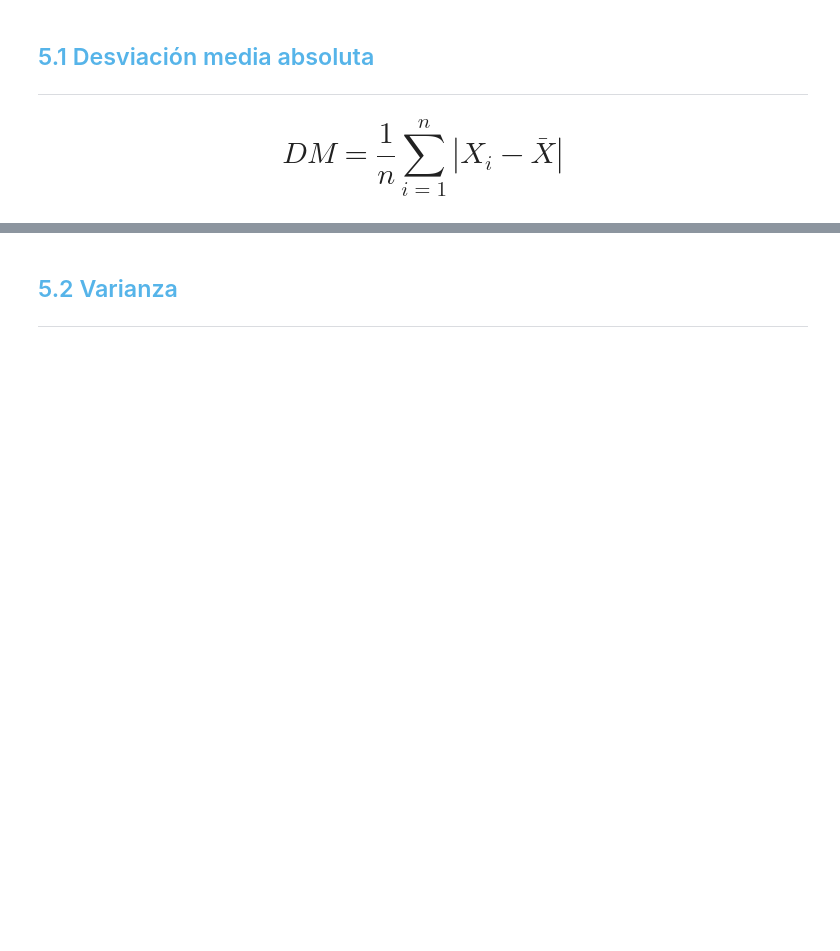
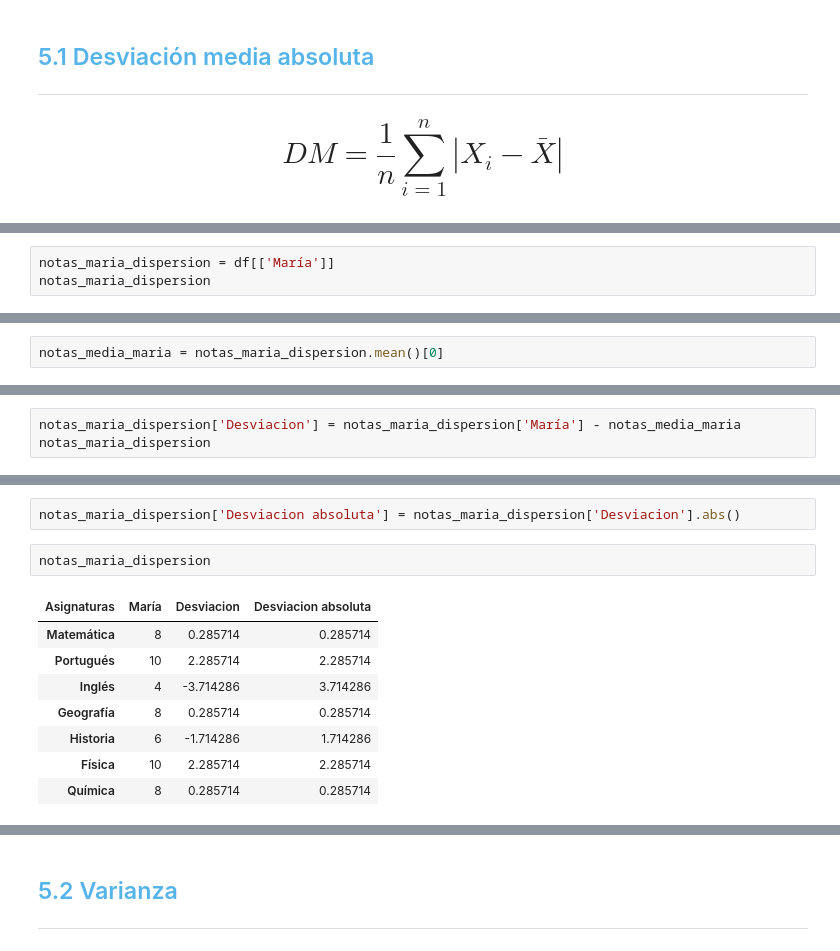
Before and after one commit to MyAppsTest/Estadistica_con_Python, a Jupyter notebook: Curso_de_Estadística_con_Python_1.ipynb, the cells around one changed output, grey strips where cells are left out. Drawn from its saved outputs; the diff is of its cells as text; blank space fills up the shorter version.

```diff
--- a/Curso_de_Estadística_con_Python_1.ipynb
+++ b/Curso_de_Estadística_con_Python_1.ipynb
@@ -1058,0 +1070,3 @@ Aunque las medidas de tendencia central y de localización proporcionan un resum
+# %%
+notas_maria_dispersion = df[['María']]
+notas_maria_dispersion
@@ -1058,0 +1082,2 @@ Aunque las medidas de tendencia central y de localización proporcionan un resum
+# %%
+notas_media_maria = notas_maria_dispersion.mean()[0]
@@ -1058,0 +1088,3 @@ Aunque las medidas de tendencia central y de localización proporcionan un resum
+# %%
+notas_maria_dispersion['Desviacion'] = notas_maria_dispersion['María'] - notas_media_maria
+notas_maria_dispersion
@@ -1058,0 +1105,13 @@ Aunque las medidas de tendencia central y de localización proporcionan un resum
+# %%
+notas_maria_dispersion['Desviacion absoluta'] = notas_maria_dispersion['Desviacion'].abs()
+# %%
+notas_maria_dispersion
+# %% [output]
+| Asignaturas | María | Desviacion | Desviacion absoluta |
+| Matemática | 8 | 0.285714 | 0.285714 |
+| Portugués | 10 | 2.285714 | 2.285714 |
+| Inglés | 4 | -3.714286 | 3.714286 |
+| Geografía | 8 | 0.285714 | 0.285714 |
+| Historia | 6 | -1.714286 | 1.714286 |
+| Física | 10 | 2.285714 | 2.285714 |
+| Química | 8 | 0.285714 | 0.285714 |
```
Also changed, not shown: parts of 9 cells of this notebook.
